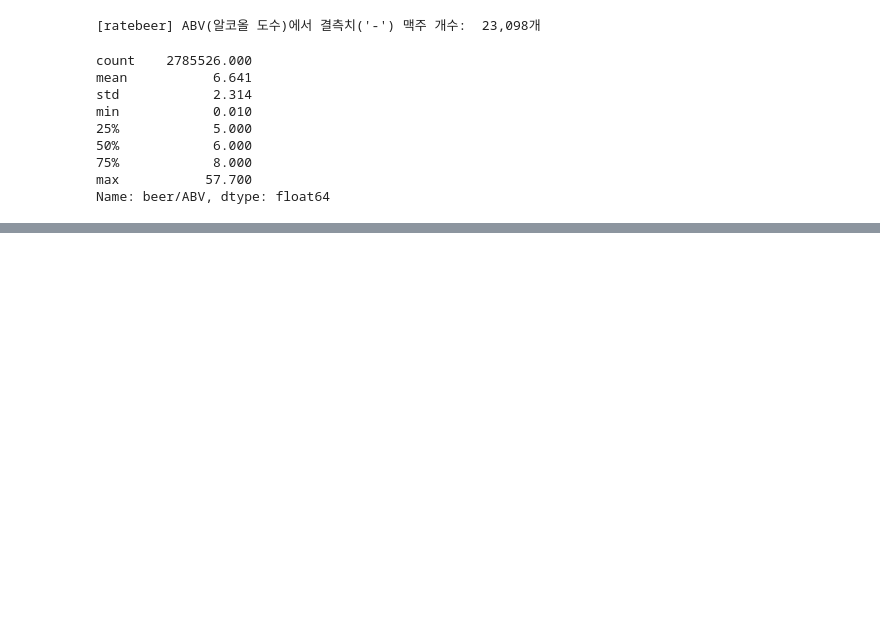
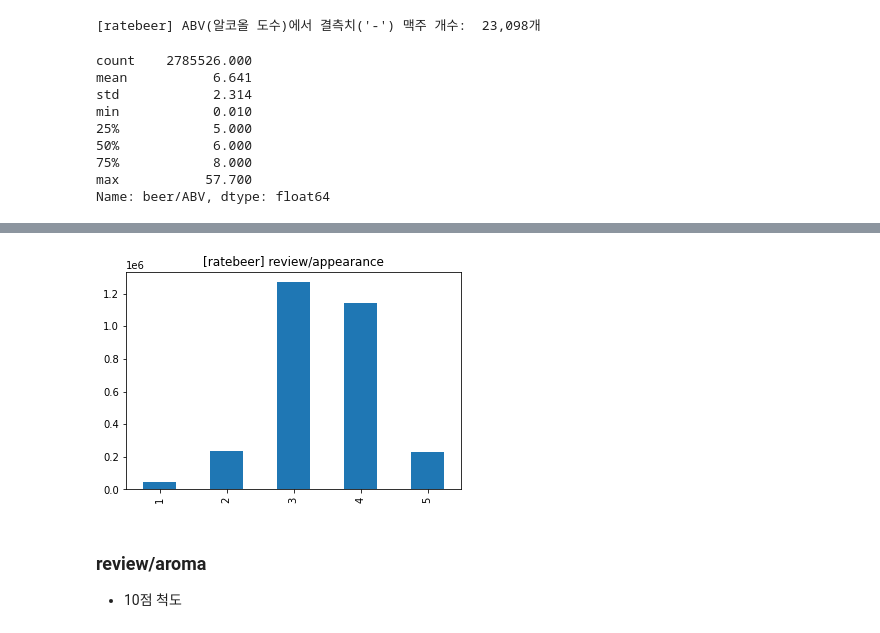
Before and after one commit to boostcampaitech3/final-project-level3-recsys-10, a Jupyter notebook: EDA/ratebeer_EDA_gyeongtae.ipynb, the cells around one changed output, grey strips where cells are left out. Drawn from its saved outputs; the diff is of its cells as text; code cells hidden in the pictures; blank space fills up the shorter version.

```diff
--- a/EDA/ratebeer_EDA_gyeongtae.ipynb
+++ b/EDA/ratebeer_EDA_gyeongtae.ipynb
@@ -247,0 +290,4 @@ Name: beer/ABV, dtype: float64
+# %%
+# 점수 변환
+temp_appearance = list(map(lambda x: x[:-2] if "/" in x else "-", ratebeer["review/appearance"]))
+ratebeer["review/appearance"] = pd.to_numeric(temp_appearance, errors="coerce")
@@ -247,0 +307,9 @@ Name: beer/ABV, dtype: float64
+# %%
+ratebeer["review/appearance"].value_counts().sort_index().plot(kind = "bar")
+plt.title("[ratebeer] review/appearance")
+plt.show()
+# %% [output]
+[figure, added]
+# %% [markdown]
+### review/aroma
+- 10점 척도
```
Also changed, not shown: parts of 50 cells of this notebook.
